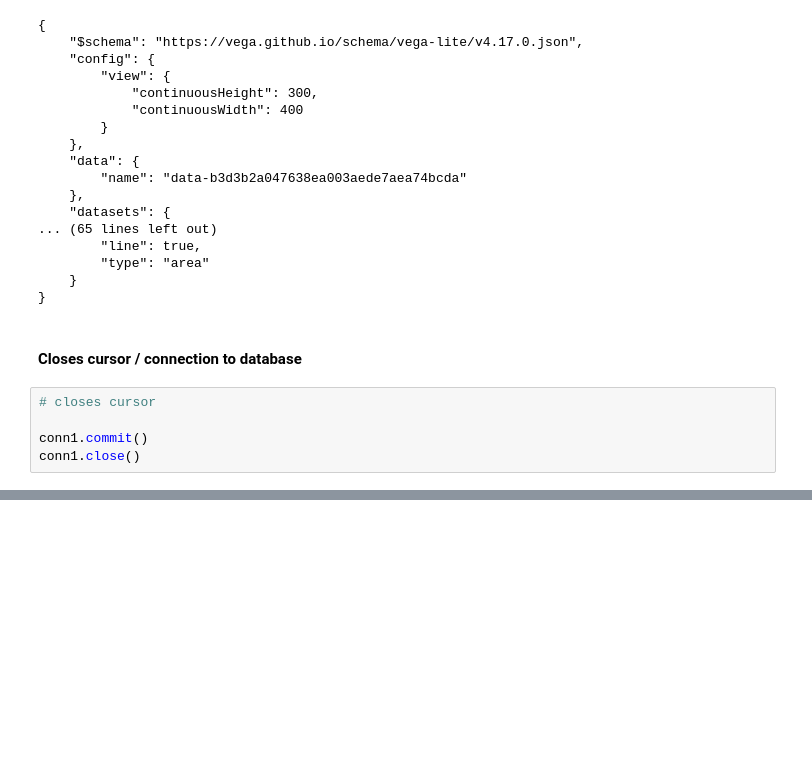
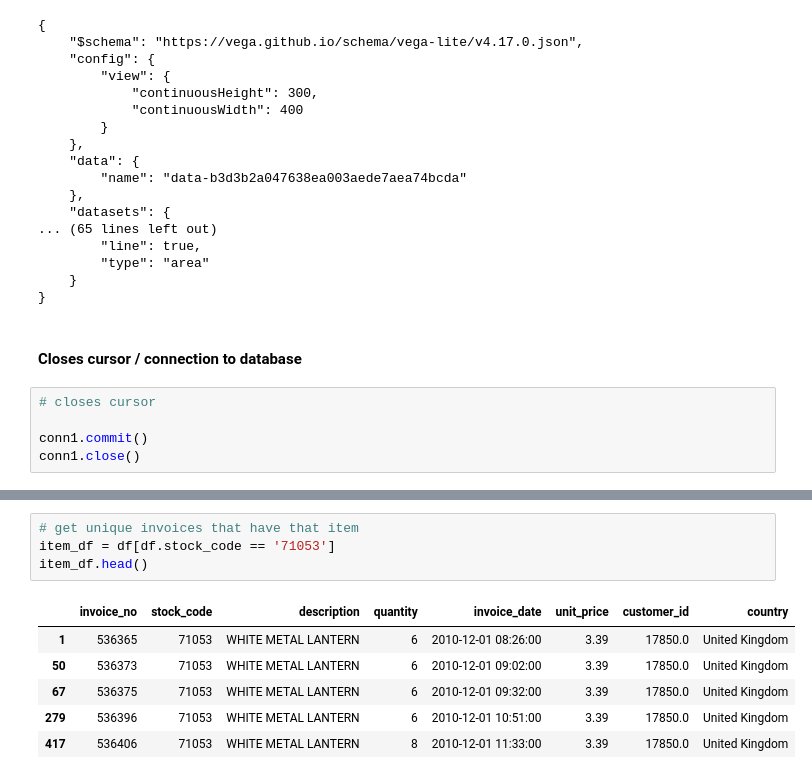
Before and after one commit to paulina-marron/Basis, a Jupyter notebook: ecommerce_analysis.ipynb, the cells around one changed output, grey strips where cells are left out. Saved outputs shown, nothing was run; the diff lists cells and outputs as text; blank space fills up the shorter version.

```diff
--- a/ecommerce_analysis.ipynb
+++ b/ecommerce_analysis.ipynb
@@ -513,0 +556,11 @@ conn1.close()
+# %%
+# get unique invoices that have that item
+item_df = df[df.stock_code == '71053']
+item_df.head()
+# %% [output]
+|  | invoice_no | stock_code | description | quantity | invoice_date | unit_price | customer_id | country |
+| 1 | 536365 | 71053 | WHITE METAL LANTERN | 6 | 2010-12-01 08:26:00 | 3.39 | 17850.0 | United Kingdom |
+| 50 | 536373 | 71053 | WHITE METAL LANTERN | 6 | 2010-12-01 09:02:00 | 3.39 | 17850.0 | United Kingdom |
+| 67 | 536375 | 71053 | WHITE METAL LANTERN | 6 | 2010-12-01 09:32:00 | 3.39 | 17850.0 | United Kingdom |
+| 279 | 536396 | 71053 | WHITE METAL LANTERN | 6 | 2010-12-01 10:51:00 | 3.39 | 17850.0 | United Kingdom |
+| 417 | 536406 | 71053 | WHITE METAL LANTERN | 8 | 2010-12-01 11:33:00 | 3.39 | 17850.0 | United Kingdom |
```
Also changed, not shown: parts of 34 cells of this notebook.
